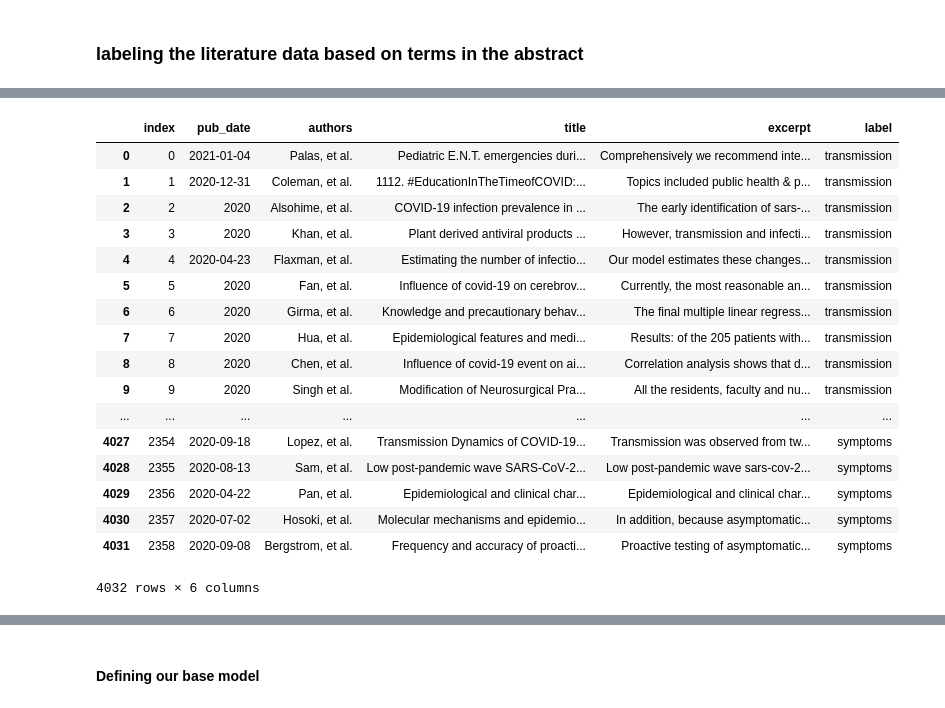
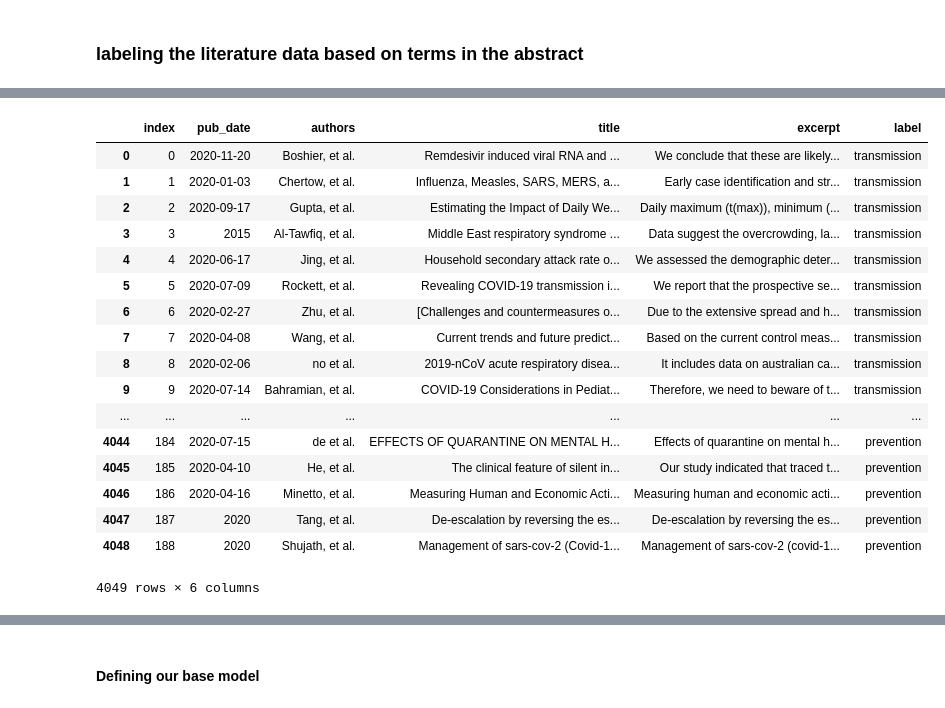
Before and after one commit to samOpare/classification-with-BERT, a Jupyter notebook: main.ipynb, the cells around one changed output, grey strips where cells are left out. Cells and saved outputs as stored; diff of their text form; code cells hidden in the pictures.

```diff
--- a/main.ipynb
+++ b/main.ipynb
@@ -58,11 +58,12 @@ covid_literature_df['abstract'] = covid_literature_df['abstract'].apply(lambda r
 # %%
 #reduce the dataset to literature discussing covid specific topics
 def find_covid_lit(df):
-    df1 = df[df['abstract'].str.contains('covid')]
-    df2 = df[df['abstract'].str.contains('-cov-2')]
-    df3 = df[df['abstract'].str.contains('cov2')]
-    df4 = df[df['abstract'].str.contains('ncov')]
-    df5 = df[df['abstract'].str.contains('corona')]
+    df1 = df[df['abstract'].str.contains('ncov')]
+    df2 = df[df['abstract'].str.contains('corona')]
+    df3 = df[df['abstract'].str.contains('covid')]
+    df4 = df[df['abstract'].str.contains('-cov-2')]
+    df5 = df[df['abstract'].str.contains('cov2')]
+
 
     data =[df1,df2,df3,df4,df5]
     df = pd.concat(data)
@@ -141,13 +141,13 @@ def get_sentences(df1,search_terms,str1):
 # %%
-#list of labels
-labels = ['transmission','treatment','symptoms']
-# list of search terms
-search=[['transmission','infection'],['prevent','treat','quarantine'],['symptom','asymptomatic']]
+#list of labels and list of search terms per label
+labels = ['transmission','treatment','symptom','health risk', 'prevention']
+search=[['transmission','infection','case'],['treatment','care'],['symptom','asymptomatic'],['risk','vulnerable','affect'],['prevent','quarantine']]
+label_table = ['','','','','']
 q=0
-dfi_table = ['','','']
+
 
 for search_terms in search:
-    str1=''
+    #str1=''
     str1 = labels[q]
 
     #search the dataframe for all words
@@ -162,7 +162,7 @@ for search_terms in search:
         print ("No reliable answer could be located in the literature")
     else:
         display(df_table.head())
-    dfi_table[q] = df_table
+    label_table[q] = df_table
     q=q+1
 
 print ('done')
@@ -188,26 +200,26 @@ print ('done')
 done
 # %%
-covid_data = pd.concat([dfi_table[0],dfi_table[1],dfi_table[2]],axis = 0)
+covid_data = pd.concat([label_table[0],label_table[1],label_table[2],label_table[3],label_table[4]],axis = 0)
 covid_data.reset_index()
 # %% [output]
 |  | index | pub_date | authors | title | excerpt | label |
-| 0 | 0 | 2021-01-04 | Palas, et al. | Pediatric E.N.T. emergencies duri... | Comprehensively we recommend inte... | transmission |
-| 1 | 1 | 2020-12-31 | Coleman, et al. | 1112. #EducationInTheTimeofCOVID:... | Topics included public health & p... | transmission |
-| 2 | 2 | 2020 | Alsohime, et al. | COVID-19 infection prevalence in ... | The early identification of sars-... | transmission |
-| 3 | 3 | 2020 | Khan, et al. | Plant derived antiviral products ... | However, transmission and infecti... | transmission |
-| 4 | 4 | 2020-04-23 | Flaxman, et al. | Estimating the number of infectio... | Our model estimates these changes... | transmission |
-| 5 | 5 | 2020 | Fan, et al. | Influence of covid-19 on cerebrov... | Currently, the most reasonable an... | transmission |
-| 6 | 6 | 2020 | Girma, et al. | Knowledge and precautionary behav... | The final multiple linear regress... | transmission |
-| 7 | 7 | 2020 | Hua, et al. | Epidemiological features and medi... | Results: of the 205 patients with... | transmission |
-| 8 | 8 | 2020 | Chen, et al. | Influence of covid-19 event on ai... | Correlation analysis shows that d... | transmission |
-| 9 | 9 | 2020 | Singh et al. | Modification of Neurosurgical Pra... | All the residents, faculty and nu... | transmission |
+| 0 | 0 | 2020-11-20 | Boshier, et al. | Remdesivir induced viral RNA and ... | We conclude that these are likely... | transmission |
+| 1 | 1 | 2020-01-03 | Chertow, et al. | Influenza, Measles, SARS, MERS, a... | Early case identification and str... | transmission |
+| 2 | 2 | 2020-09-17 | Gupta, et al. | Estimating the Impact of Daily We... | Daily maximum (t(max)), minimum (... | transmission |
+| 3 | 3 | 2015 | Al-Tawfiq, et al. | Middle East respiratory syndrome ... | Data suggest the overcrowding, la... | transmission |
+| 4 | 4 | 2020-06-17 | Jing, et al. | Household secondary attack rate o... | We assessed the demographic deter... | transmission |
+| 5 | 5 | 2020-07-09 | Rockett, et al. | Revealing COVID-19 transmission i... | We report that the prospective se... | transmission |
+| 6 | 6 | 2020-02-27 | Zhu, et al. | [Challenges and countermeasures o... | Due to the extensive spread and h... | transmission |
+| 7 | 7 | 2020-04-08 | Wang, et al. | Current trends and future predict... | Based on the current control meas... | transmission |
+| 8 | 8 | 2020-02-06 | no et al. | 2019-nCoV acute respiratory disea... | It includes data on australian ca... | transmission |
+| 9 | 9 | 2020-07-14 | Bahramian, et al. | COVID-19 Considerations in Pediat... | Therefore, we need to beware of t... | transmission |
 | ... | ... | ... | ... | ... | ... | ... |
-| 4027 | 2354 | 2020-09-18 | Lopez, et al. | Transmission Dynamics of COVID-19... | Transmission was observed from tw... | symptoms |
-| 4028 | 2355 | 2020-08-13 | Sam, et al. | Low post‐pandemic wave SARS‐CoV‐2... | Low post‐pandemic wave sars‐cov‐2... | symptoms |
-| 4029 | 2356 | 2020-04-22 | Pan, et al. | Epidemiological and clinical char... | Epidemiological and clinical char... | symptoms |
-| 4030 | 2357 | 2020-07-02 | Hosoki, et al. | Molecular mechanisms and epidemio... | In addition, because asymptomatic... | symptoms |
-| 4031 | 2358 | 2020-09-08 | Bergstrom, et al. | Frequency and accuracy of proacti... | Proactive testing of asymptomatic... | symptoms |
+| 4044 | 184 | 2020-07-15 | de et al. | EFFECTS OF QUARANTINE ON MENTAL H... | Effects of quarantine on mental h... | prevention |
+| 4045 | 185 | 2020-04-10 | He, et al. | The clinical feature of silent in... | Our study indicated that traced t... | prevention |
+| 4046 | 186 | 2020-04-16 | Minetto, et al. | Measuring Human and Economic Acti... | Measuring human and economic acti... | prevention |
+| 4047 | 187 | 2020 | Tang, et al. | De-escalation by reversing the es... | De-escalation by reversing the es... | prevention |
+| 4048 | 188 | 2020 | Shujath, et al. | Management of sars-cov-2 (Covid-1... | Management of sars-cov-2 (covid-1... | prevention |
-4032 rows × 6 columns
+4049 rows × 6 columns
 # %%
 covid_data.sample(20)
 # %% [output]
```
Also changed, not shown: parts of 29 cells of this notebook.
